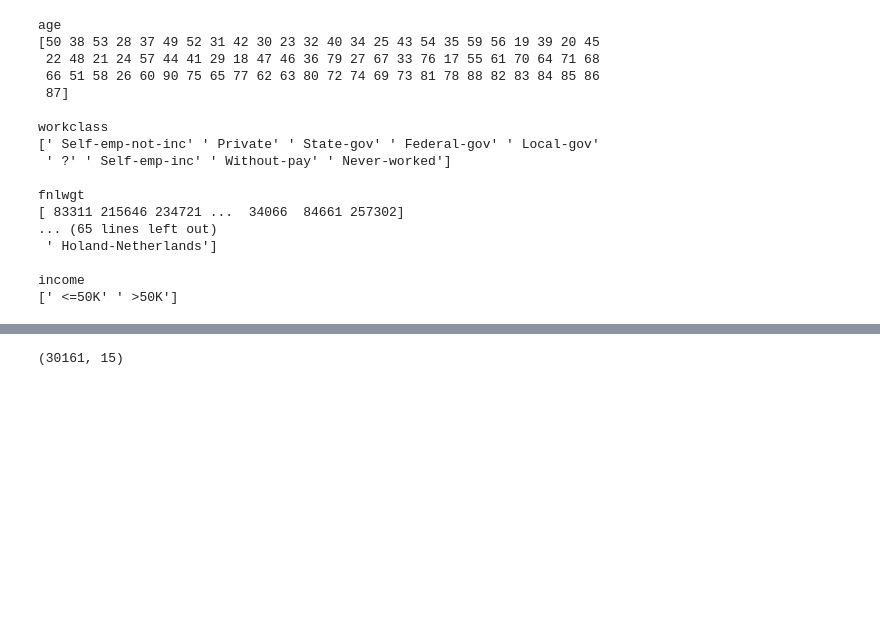
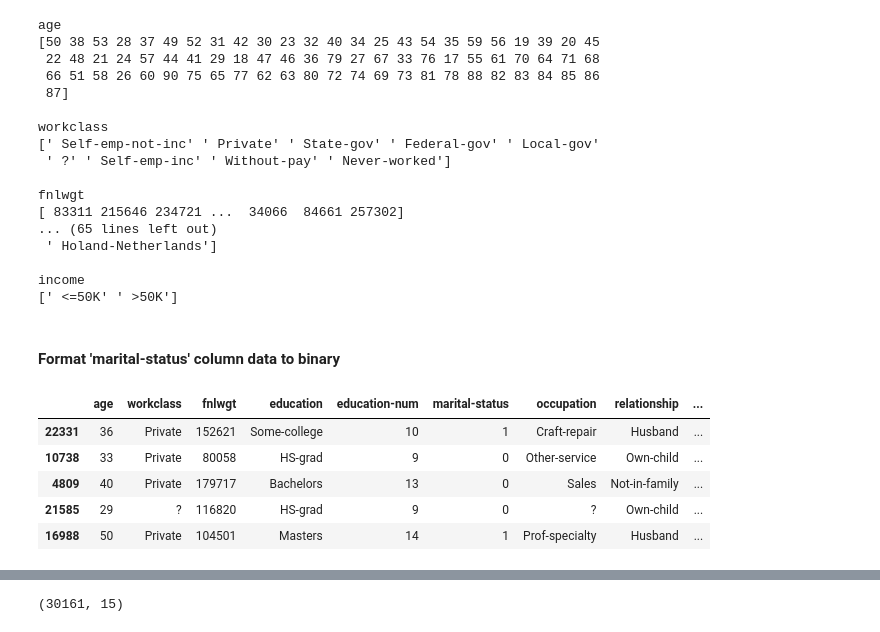
Before and after one commit to sppencerr/Census_Income_ML_Model_Team2, a Jupyter notebook: Group_2_Census_Income_ML_Model.ipynb, the cells around one changed output, grey strips where cells are left out. Cells and saved outputs as stored; diff of their text form; code cells hidden in the pictures; blank space fills up the shorter version.

```diff
--- a/Group_2_Census_Income_ML_Model.ipynb
+++ b/Group_2_Census_Income_ML_Model.ipynb
@@ -152,3 +152,26 @@ fnlwgt
 
 income
 [' <=50K' ' >50K']
+# %% [markdown]
+#### Format 'marital-status' column data to binary
+# %%
+# Convert ' Divorced', ' Never-married', and ' Widowed' to '0'
+# and ' Married-civ-spouse', ' Married-AF-spouse', ' Married-spouse-absent' and ' Separated' to '1'
+census_df['marital-status'] = census_df['marital-status'].replace({
+    ' Divorced': 0,
+    ' Never-married': 0,
+    ' Widowed': 0,
+    ' Married-civ-spouse': 1,
+    ' Married-AF-spouse': 1,
+    ' Married-spouse-absent': 1,
+    ' Separated': 1
+})
+
+census_df.sample(5)
+# %% [output]
+|  | age | workclass | fnlwgt | education | education-num | marital-status | occupation | relationship | ... |
+| 22331 | 36 | Private | 152621 | Some-college | 10 | 1 | Craft-repair | Husband | ... |
+| 10738 | 33 | Private | 80058 | HS-grad | 9 | 0 | Other-service | Own-child | ... |
+| 4809 | 40 | Private | 179717 | Bachelors | 13 | 0 | Sales | Not-in-family | ... |
+| 21585 | 29 | ? | 116820 | HS-grad | 9 | 0 | ? | Own-child | ... |
+| 16988 | 50 | Private | 104501 | Masters | 14 | 1 | Prof-specialty | Husband | ... |
```
Also changed, not shown: parts of 6 cells of this notebook.
